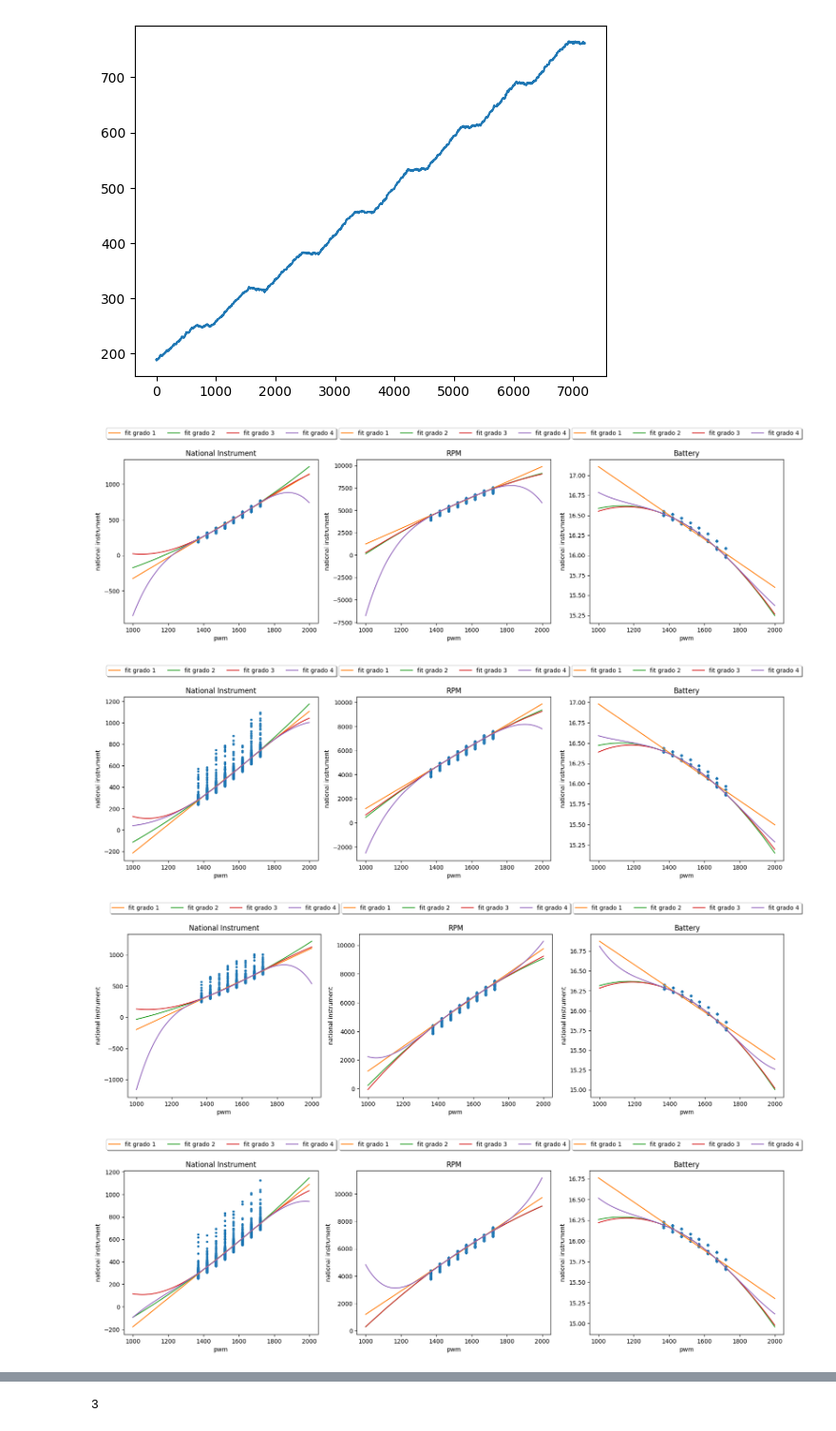
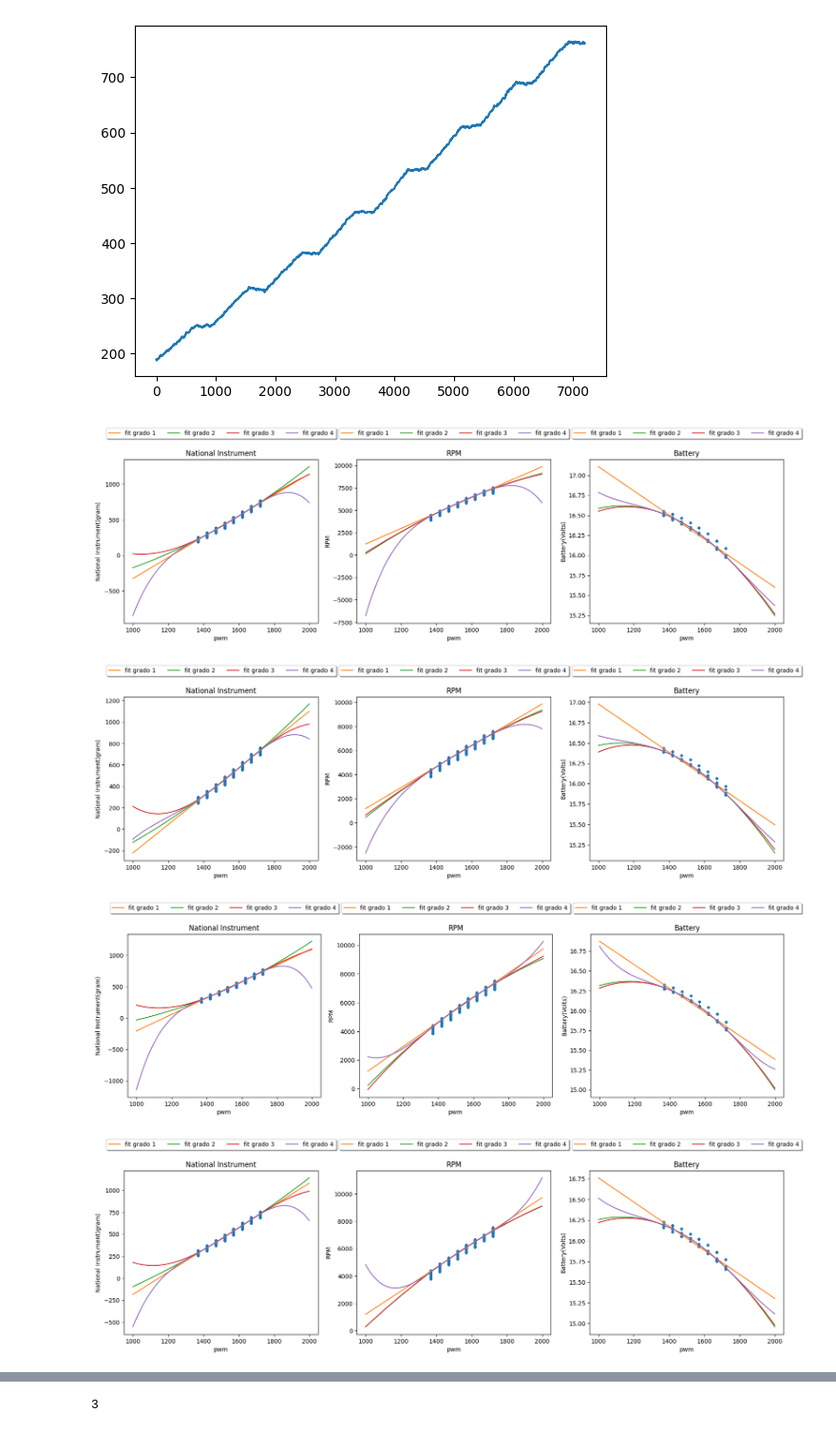
Before and after one commit to Simone-Scalella/Manutenzione_preventiva, a Jupyter notebook: analisi.ipynb, the cells around one changed output, grey strips where cells are left out. Shown: that part at 95% size. Saved outputs shown, nothing was run; the diff lists cells and outputs as text; code cells hidden in the pictures.

Commit message:
added median

```diff
--- a/analisi.ipynb
+++ b/analisi.ipynb
@@ -101,6 +101,9 @@ for a in range(len(allacqui[0])):
 
 #mediana mobile
 allacqui[0][0] = allacqui[0][0].rolling(30,min_periods = 1,center=False).median()
+allacqui[1][0] = allacqui[1][0].rolling(30,min_periods = 1,center=False).median()
+allacqui[2][0] = allacqui[2][0].rolling(30,min_periods = 1,center=False).median()
+allacqui[3][0] = allacqui[3][0].rolling(30,min_periods = 1,center=False).median()
 # %%
 print(type(allacqui[0][0]))
 print(allacqui[0][0].head(10))
@@ -234,29 +237,29 @@ for acquisizione in all_data_grid:
         for i in range(pol_maxGrade):
             fit_result[-1][-1].append(polyfit(dataset.data_matrix[1][:,0],dataset.data_matrix[0],deg=i+1))
 # %%
-
+datasetYLabel = ['National Instrument(gram)','RPM','Battery(Volts)']
 for acquisizione,fit_set in zip(all_data_grid,fit_result):
     fig, axs = plt.subplots(nrows = 1, ncols = 3)
     fig.set_size_inches(h=5,w=20)
 
     linex = np.arange(pwm_min,pwm_max,1,dtype='longdouble')
 
     for dataset,dataset_fit,index in zip(acquisizione,fit_set,range(len(acquisizione))):
         axs[index].plot(dataset.data_matrix[1][:,0],dataset.data_matrix[0],'.')
         axs[index].set_xlabel('pwm')
-        axs[index].set_ylabel('national instrument')
+        axs[index].set_ylabel(datasetYLabel[index])
         for fit,indice in zip(dataset_fit,range(pol_maxGrade)):
             plotRes = np.array([0]*(pwm_max-pwm_min),dtype='longdouble')
             for i in range(len(fit)):
                 plotRes += np.multiply(fit[i],np.power(linex,i))
             axs[index].plot(linex, plotRes,'-',label='fit grado '+str(indice+1))
         axs[index].set_title(datasetTitles[index])
         axs[index].legend(loc='upper center', bbox_to_anchor=(0.5, 1.21),ncol=4, fancybox=True, shadow=True)
 # %% [output]
-[figure, old version]
+[figure, new version]
-[figure, old version]
+[figure, new version]
-[figure, old version]
+[figure, new version]
-[figure, old version]
+[figure, new version]
 # %%
 # Andiamo a calcolare il mean squared error
 grafico = 0
```
Also changed, not shown: parts of 3 cells of this notebook.
